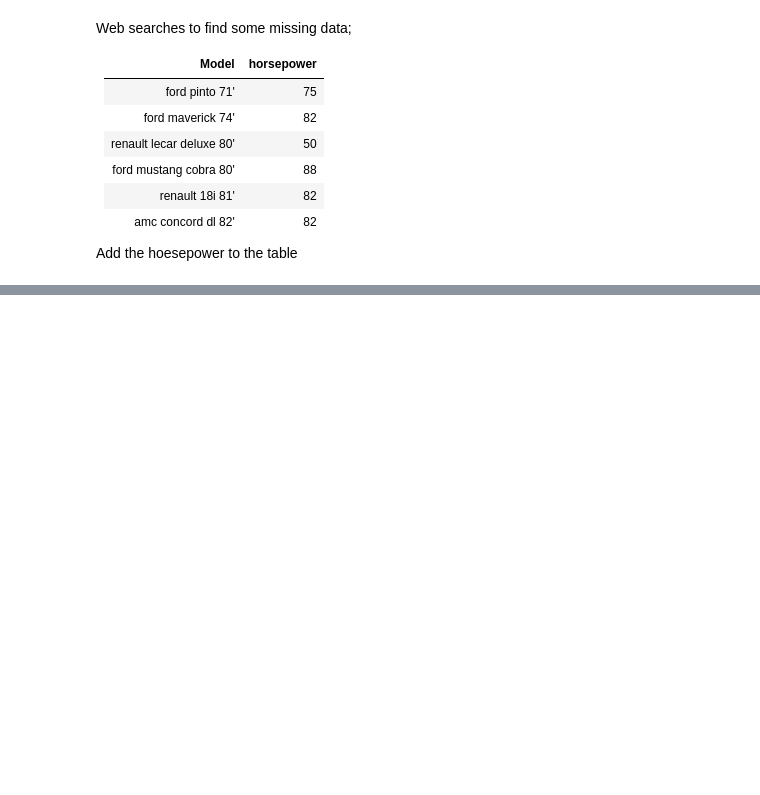
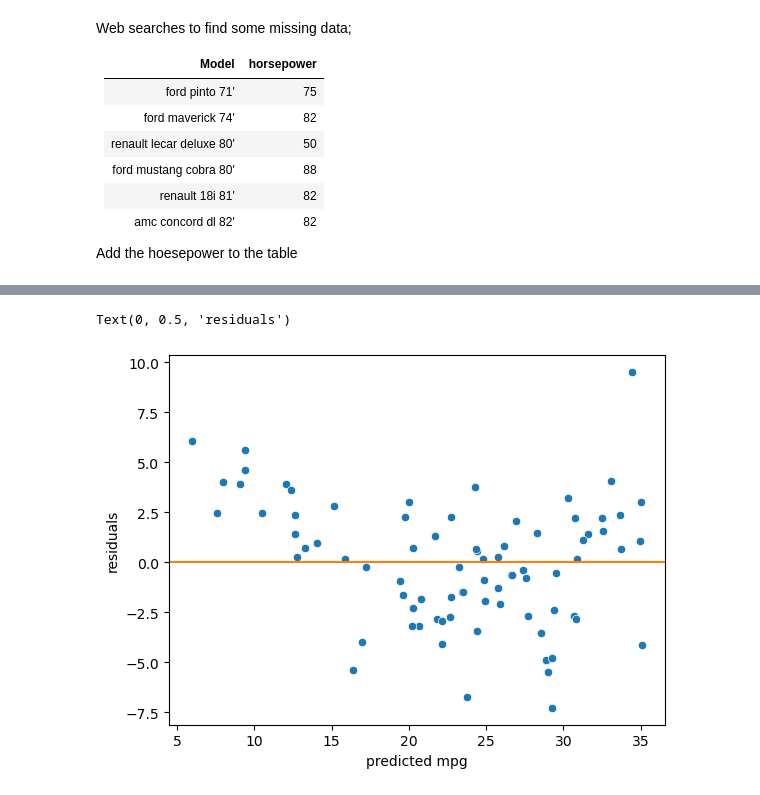
Before and after one commit to jhjang101/kaggle, a Jupyter notebook: Auto-mpg/auto-mpg.ipynb, the cells around one changed output, grey strips where cells are left out. Cells and saved outputs as stored; diff of their text form; code cells hidden in the pictures; blank space fills up the shorter version.

```diff
--- a/Auto-mpg/auto-mpg.ipynb
+++ b/Auto-mpg/auto-mpg.ipynb
@@ -144,0 +198,9 @@ plt.show(fig)
+# %%
+fig, ax = plt.subplots()
+sns.scatterplot(x=yhat_test, y=y_test-yhat_test, ax=ax)
+ax.axhline(y=0, color='tab:orange')
+ax.set_xlabel('predicted mpg')
+ax.set_ylabel('residuals')
+# %% [output]
+Text(0, 0.5, 'residuals')
+[figure, added]
```
Also changed, not shown: parts of 20 cells of this notebook.
